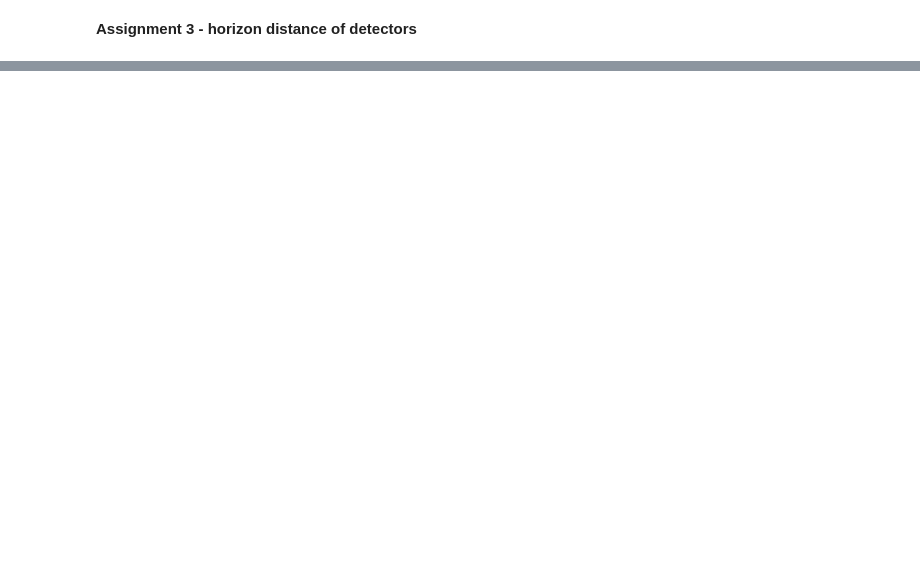
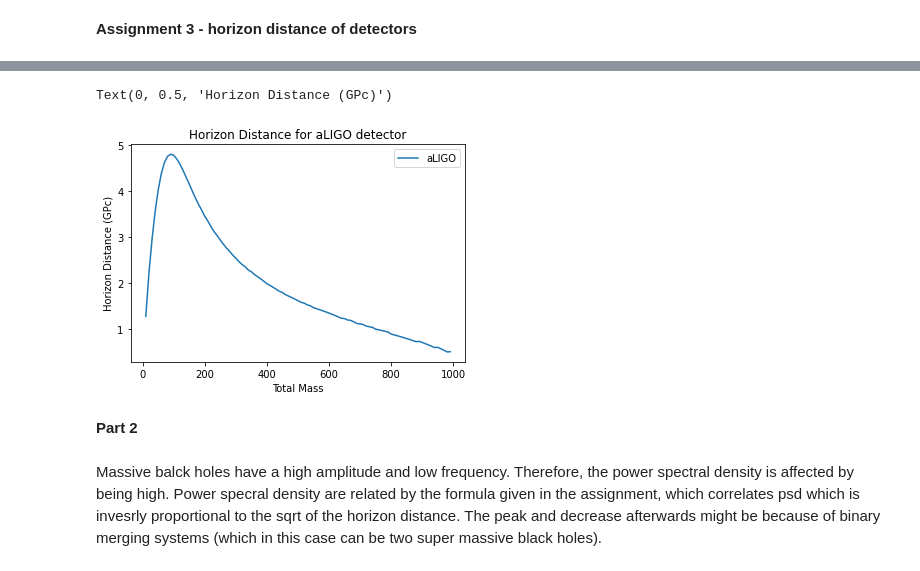
Before and after one commit to margheritawar/PRA3024, a Jupyter notebook: LoadDataFilesGWDA.ipynb, the cells around one changed output, grey strips where cells are left out. Cells and saved outputs as stored; diff of their text form; code cells hidden in the pictures; blank space fills up the shorter version.

```diff
--- a/LoadDataFilesGWDA.ipynb
+++ b/LoadDataFilesGWDA.ipynb
@@ -388,0 +476,35 @@ pylab.ylabel("probability")
+# %%
+mass1 = np.arange(5,500,5)
+mass2 = mass1
+
+hmax, smax, tmax, mmax, nsnr = None, {}, {}, 0, 0
+horz_dist = []
+masses = []
+dist = 1000 #Mpc
+len_mass1 = range(len(mass1))
+for i in len_mass1:
+    m = mass1[i]
+    masses.append(m*2)
+    hp, hc = get_fd_waveform(approximant="TaylorF2",
+                           mass1=m, mass2=m,
+                           f_lower=flow,
+                           delta_f=delta_f,
+                           distance = dist)
+
+    snr = (pycbc.filter.sigmasq(hp, psd_ligo))**0.5
+    horz_dist.append(dist*(snr/8)/1000)
+# %%
+#plotting Horizon Distance for aLIGO detector
+pylab.plot(masses ,horz_dist)
+pylab.legend(['aLIGO'])
+pylab.title('Horizon Distance for aLIGO detector')
+pylab.xlabel('Total Mass')
+pylab.ylabel('Horizon Distance (GPc)')
+# %% [output]
+Text(0, 0.5, 'Horizon Distance (GPc)')
+[figure, added]
+# %% [markdown]
+**Part 2**
+# %% [markdown]
+Massive balck holes have a high amplitude and low frequency. Therefore, the power spectral density is affected by being high. Power specral density are related by the formula given in the assignment, which correlates psd which is invesrly proportional to the sqrt of the horizon distance.
+The peak and decrease afterwards might be because of binary merging systems (which in this case can be two super massive black holes).
```
Also changed, not shown: parts of 25 cells of this notebook.
